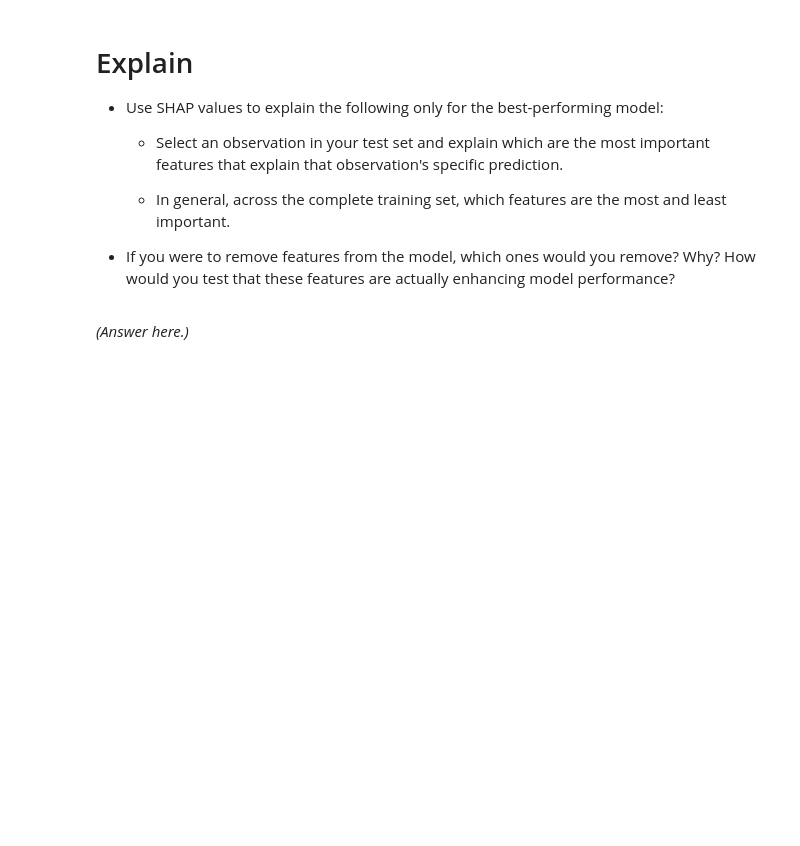
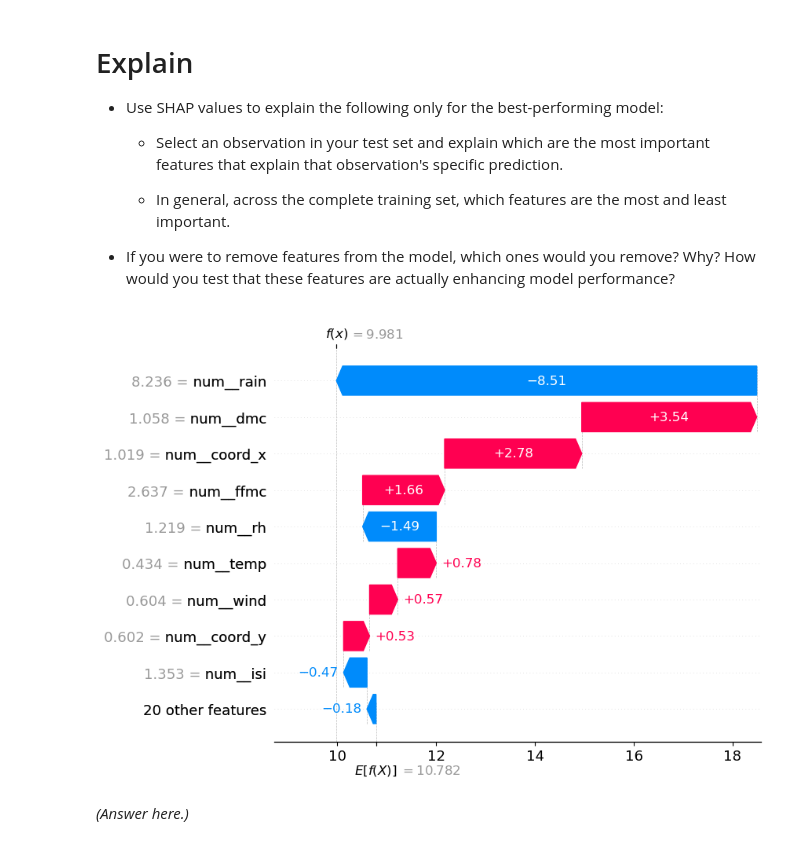
Before and after one commit to Jennice-Yang/production, a Jupyter notebook: 02_activities/assignments/assignment_2.ipynb, the cells around one changed output. Saved outputs shown, nothing was run; the diff lists cells and outputs as text; code cells hidden in the pictures; blank space fills up the shorter version.

Commit message:
Revised few name assignment

```diff
--- a/02_activities/assignments/assignment_2.ipynb
+++ b/02_activities/assignments/assignment_2.ipynb
@@ -311,14 +318,14 @@ gs_A.best_params_
 {'bootstrap': True, 'ccp_alpha': 0.0, 'criterion': 'squared_error', 'max_depth': None, 'max_features': 1.0, 'max_leaf_nodes': None, 'max_samples': None, 'min_impurity_decrease': 0.0, 'min_samples_leaf ...
 {'regressor__alpha': 500}
 # %%
-gs_B = GridSearchCV(
+gridsearch_B = GridSearchCV(
     estimator=Pipeline_B,
     param_grid=param_grid,
     scoring=rmse_scorer,
     cv=cv,
 )
 
-gs_B.fit(X, y)
-gs_B.best_params_
+gridsearch_B.fit(X, y)
+gridsearch_B.best_params_
 # %% [output]
 {'regressor__alpha': 250}
@@ -324,0 +349,10 @@ gs_B.best_params_
+# %%
+gridsearch_D = GridSearchCV(
+    estimator=Pipeline_D,
+    param_grid=param_grid,
+    scoring=rmse_scorer,
+    cv=cv,
+)
+
+gridsearch_D.fit(X, y)
+gridsearch_D.best_params_
@@ -330,6 +368,12 @@ gs_B.best_params_
 # Export
 
 + Save the best performing model to a pickle file.
+# %%
+import pickle
+best_model = gridsearch_B.best_estimator_
+
+with open("best_model.pkl", "wb") as f:
+    pickle.dump(best_model, f)
 # %% [markdown]
 # Explain
 
@@ -340,5 +384,25 @@ gs_B.best_params_
     - In general, across the complete training set, which features are the most and least important.
 
 + If you were to remove features from the model, which ones would you remove? Why? How would you test that these features are actually enhancing model performance?
+# %%
+import shap
+from sklearn.model_selection import train_test_split
+X_train, X_test, y_train, y_test = train_test_split(
+    X, y, test_size=0.2, random_state=42
+)
+best_model.fit(X_train, y_train)
+data_transform = best_model.named_steps['preprocessing'].transform(X_test)
+
+explainer = shap.explainers.Linear(
+    best_model.named_steps['regressor'],
+    data_transform,
+    feature_names = best_model.named_steps['preprocessing'].get_feature_names_out())
+
+shap_values = explainer(data_transform)
+# %%
+shap.plots.waterfall(shap_values[1])
+#rain, dmc, and coord_x are the most important features
+# %% [output]
+[figure, added]
 # %% [markdown]
 *(Answer here.)*
```
Also changed, not shown: parts of 6 cells of this notebook, 2 other files.
